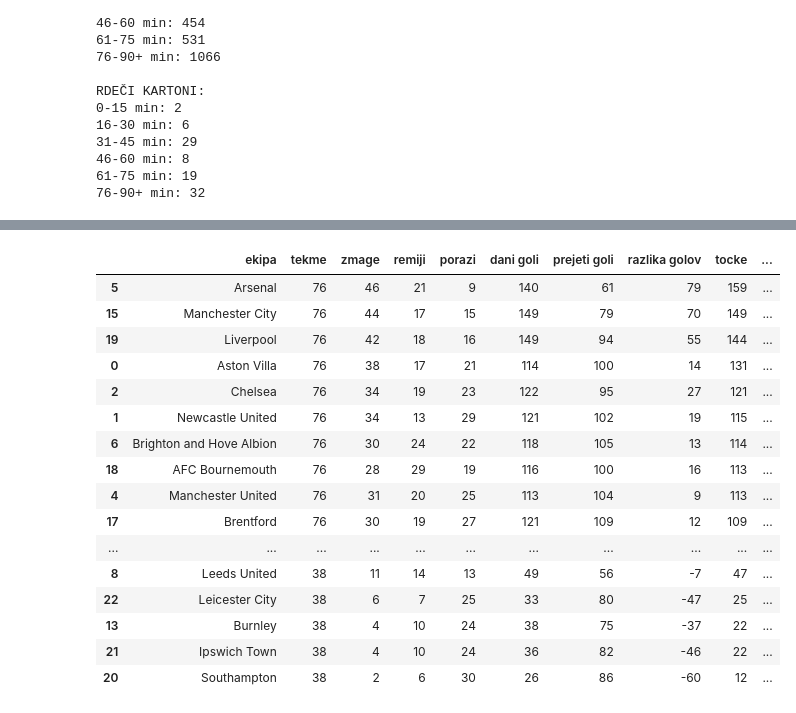
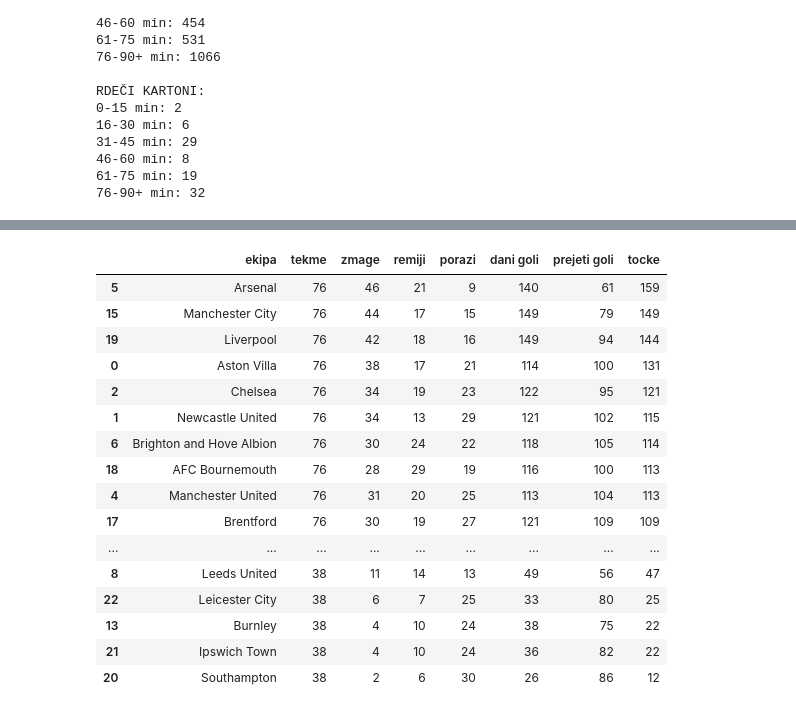
Before and after one commit to KristinaD03/projektna-UVP, a Jupyter notebook: analiza_tekem.ipynb, the cells around one changed output, grey strips where cells are left out. Saved outputs shown, nothing was run; the diff lists cells and outputs as text; code cells hidden in the pictures.

```diff
--- a/analiza_tekem.ipynb
+++ b/analiza_tekem.ipynb
@@ -10,3 +10,16 @@ tekme.head()
 | 2 | 17 Aug 2025 | Manchester United | 0 | 1 | Arsenal | Patrick Dorgu 85' (Y) | Riccardo Calafiori 42' (Y), David... | ... |
 | 3 | 16 Aug 2025 | Brighton and Hove Albion | 1 | 1 | Fulham | Kaoru Mitoma 60' (Y), Ferdi Kadio... | Calvin Bassey 31' (Y), Tom Cairne... | ... |
 | 4 | 18 Aug 2025 | Leeds United | 1 | 0 | Everton | NaN | Tim Iroegbunam 56' (Y), Carlos Al... | ... |
+# %%
+tekme['datum'] = pd.to_datetime(tekme['datum'], format='%d %b %Y')
+
+sezone = []
+for datum in tekme['datum']:
+    if datum.month >= 8:
+        sezona = str(datum.year) + '/' + str(datum.year + 1)
+    else:
+        sezona = str(datum.year - 1) + '/' + str(datum.year)
+    sezone.append(sezona)
+
+tekme['sezona'] = sezone
+tekme.head()
@@ -398,6 +564,7 @@ ekipe = []
 imena_ekip = []
 seznam_rumenih = []
 seznam_rdecih = []
+seznam_razmerij = []
 
 for ekipa in tekme['domaca_ekipa']:
     if ekipa not in ekipe:
@@ -425,16 +592,20 @@ for ekipa in ekipe:
 
     povp_rumeni = rumeni_skupaj / stevilo_tekem
     povp_rdeci = rdeci_skupaj / stevilo_tekem
+    razmerje = povp_rdeci / povp_rumeni
 
     imena_ekip.append(ekipa)
     seznam_rumenih.append(round(povp_rumeni, 2))
     seznam_rdecih.append(round(povp_rdeci, 2))
+    seznam_razmerij.append(round(razmerje, 2))
 
 
 tabela_kartonov = pd.DataFrame({
     'ekipa': imena_ekip,
-    'povprecno_rumenih': seznam_rumenih,
-    'povprecno_rdecih': seznam_rdecih
+    'povprecno rumenih': seznam_rumenih,
+    'povprecno rdecih': seznam_rdecih,
+    'razmerje':seznam_razmerij
+
 })
 
 tabela_kartonov
@@ -641,54 +937,50 @@ for ekipa in ekipe:
             else:
                 porazi += 1
 
-    razlika_golov = dani_goli - prejeti_goli
+
     tocke = zmage * 3 + remiji
     povprecje_golov = dani_goli / tekme_ekipe
 
     uspesnost.append([
         ekipa,
         tekme_ekipe,
         zmage,
         remiji,
         porazi,
         dani_goli,
         prejeti_goli,
-        razlika_golov,
         tocke,
-        povprecje_golov
     ])
 
 uspesnost = pd.DataFrame(uspesnost, columns=[
     "ekipa",
     "tekme",
     "zmage",
     "remiji",
     "porazi",
     "dani goli",
     "prejeti goli",
-    "razlika golov",
     "tocke",
-    "povprecje golov"
 ])
 
 uspesnost = uspesnost.sort_values("tocke", ascending=False)
 
 uspesnost
 # %% [output]
-|  | ekipa | tekme | zmage | remiji | porazi | dani goli | prejeti goli | razlika golov | tocke | ... |
-| 5 | Arsenal | 76 | 46 | 21 | 9 | 140 | 61 | 79 | 159 | ... |
-| 15 | Manchester City | 76 | 44 | 17 | 15 | 149 | 79 | 70 | 149 | ... |
-| 19 | Liverpool | 76 | 42 | 18 | 16 | 149 | 94 | 55 | 144 | ... |
-| 0 | Aston Villa | 76 | 38 | 17 | 21 | 114 | 100 | 14 | 131 | ... |
-| 2 | Chelsea | 76 | 34 | 19 | 23 | 122 | 95 | 27 | 121 | ... |
-| 1 | Newcastle United | 76 | 34 | 13 | 29 | 121 | 102 | 19 | 115 | ... |
-| 6 | Brighton and Hove Albion | 76 | 30 | 24 | 22 | 118 | 105 | 13 | 114 | ... |
-| 18 | AFC Bournemouth | 76 | 28 | 29 | 19 | 116 | 100 | 16 | 113 | ... |
-| 4 | Manchester United | 76 | 31 | 20 | 25 | 113 | 104 | 9 | 113 | ... |
-| 17 | Brentford | 76 | 30 | 19 | 27 | 121 | 109 | 12 | 109 | ... |
-| ... | ... | ... | ... | ... | ... | ... | ... | ... | ... | ... |
-| 8 | Leeds United | 38 | 11 | 14 | 13 | 49 | 56 | -7 | 47 | ... |
-| 22 | Leicester City | 38 | 6 | 7 | 25 | 33 | 80 | -47 | 25 | ... |
-| 13 | Burnley | 38 | 4 | 10 | 24 | 38 | 75 | -37 | 22 | ... |
-| 21 | Ipswich Town | 38 | 4 | 10 | 24 | 36 | 82 | -46 | 22 | ... |
-| 20 | Southampton | 38 | 2 | 6 | 30 | 26 | 86 | -60 | 12 | ... |
+|  | ekipa | tekme | zmage | remiji | porazi | dani goli | prejeti goli | tocke |
+| 5 | Arsenal | 76 | 46 | 21 | 9 | 140 | 61 | 159 |
+| 15 | Manchester City | 76 | 44 | 17 | 15 | 149 | 79 | 149 |
+| 19 | Liverpool | 76 | 42 | 18 | 16 | 149 | 94 | 144 |
+| 0 | Aston Villa | 76 | 38 | 17 | 21 | 114 | 100 | 131 |
+| 2 | Chelsea | 76 | 34 | 19 | 23 | 122 | 95 | 121 |
+| 1 | Newcastle United | 76 | 34 | 13 | 29 | 121 | 102 | 115 |
+| 6 | Brighton and Hove Albion | 76 | 30 | 24 | 22 | 118 | 105 | 114 |
+| 18 | AFC Bournemouth | 76 | 28 | 29 | 19 | 116 | 100 | 113 |
+| 4 | Manchester United | 76 | 31 | 20 | 25 | 113 | 104 | 113 |
+| 17 | Brentford | 76 | 30 | 19 | 27 | 121 | 109 | 109 |
+| ... | ... | ... | ... | ... | ... | ... | ... | ... |
+| 8 | Leeds United | 38 | 11 | 14 | 13 | 49 | 56 | 47 |
+| 22 | Leicester City | 38 | 6 | 7 | 25 | 33 | 80 | 25 |
+| 13 | Burnley | 38 | 4 | 10 | 24 | 38 | 75 | 22 |
+| 21 | Ipswich Town | 38 | 4 | 10 | 24 | 36 | 82 | 22 |
+| 20 | Southampton | 38 | 2 | 6 | 30 | 26 | 86 | 12 |
```
Also changed, not shown: parts of 42 cells of this notebook.
